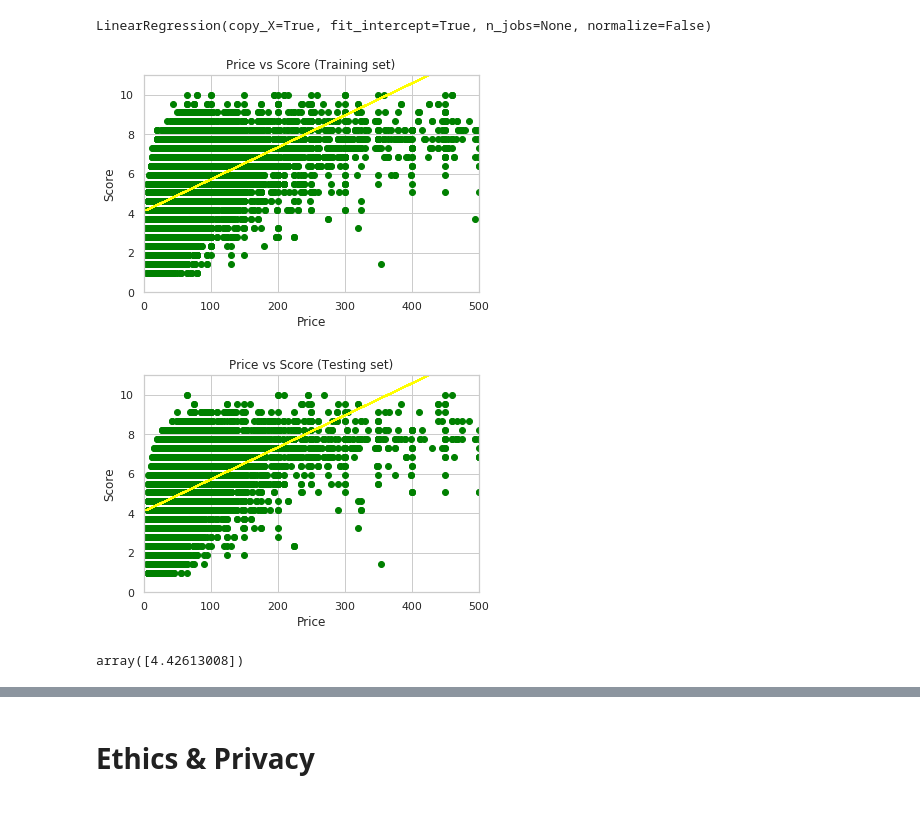
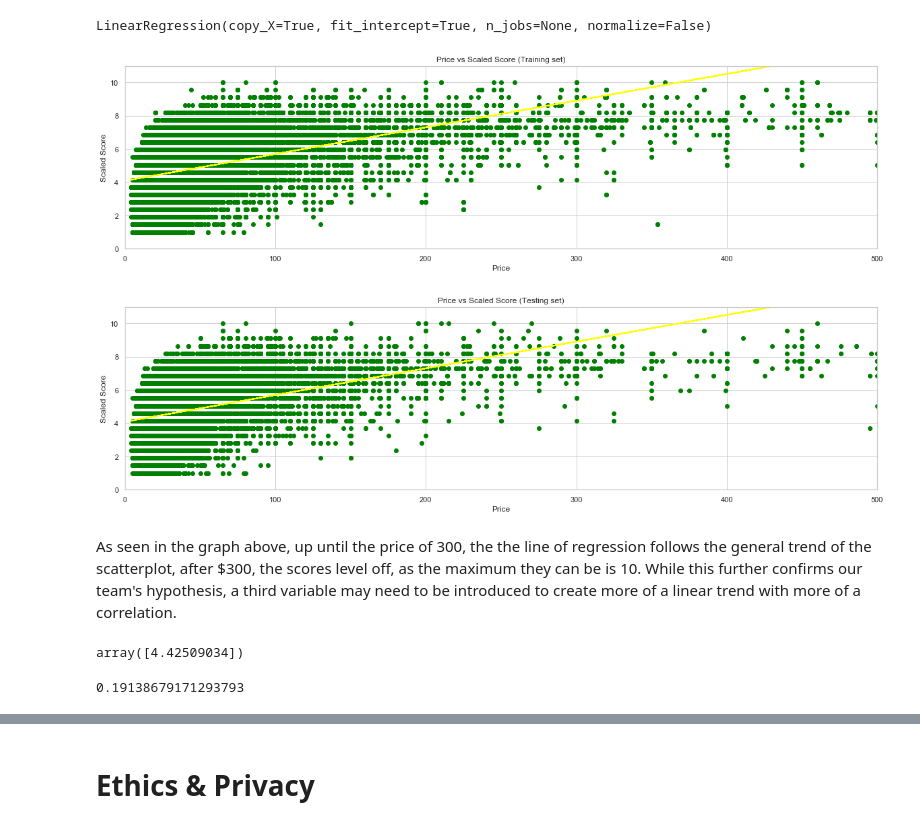
Before and after one commit to aditya4812/COGS108-Final-Project, a Jupyter notebook: FinalProject_group085.ipynb, the cells around one changed output, grey strips where cells are left out. Saved outputs shown, nothing was run; the diff lists cells and outputs as text; code cells hidden in the pictures.

Commit message:
added pearson's coeff, edited model graphs

```diff
--- a/FinalProject_group085.ipynb
+++ b/FinalProject_group085.ipynb
@@ -403,3 +422,4 @@ x = dataset.iloc[:, :1].values
 y = dataset.iloc[:, 2].values
 # %%
-x_train, x_test, y_train, y_test = train_test_split(x, y, test_size = 0.35)
+#Splitting testing and training set, 30-70
+x_train, x_test, y_train, y_test = train_test_split(x, y, test_size = 0.3)
@@ -408,4 +426,8 @@ lr = LinearRegression()
+# %%
+#Creating instance of Linear Regression
+linreg = LinearRegression()
 # %%
-lr.fit(x_train, y_train)
+#fitting training sets
+linreg.fit(x_train, y_train)
 # %% [output]
 LinearRegression(copy_X=True, fit_intercept=True, n_jobs=None, normalize=False)
@@ -414,27 +437,36 @@ y_pred = lr.predict(x_test)
 # %%
+plt.figure(figsize=(20,5))
 plt.scatter(x_train, y_train, color = "green")
-plt.plot(x_train, lr.predict(x_train), color = "yellow")
-plt.title("Price vs Score (Training set)")
+plt.plot(x_train, linreg.predict(x_train), color = "yellow")
+plt.title("Price vs Scaled Score (Training set)")
 plt.ylim(0, 11)
 plt.xlim(0, 500)
 plt.xlabel("Price")
-plt.ylabel("Score")
+plt.ylabel("Scaled Score")
 plt.show()
 # %% [output]
-[figure, old version]
+[figure, new version]
 # %%
+plt.figure(figsize=(20,5))
 plt.scatter(x_test, y_test, color = "green")
-plt.plot(x_train, lr.predict(x_train), color = "yellow")
-plt.title("Price vs Score (Testing set)")
+plt.plot(x_train, linreg.predict(x_train), color = "yellow")
+plt.title("Price vs Scaled Score (Testing set)")
 plt.ylim(0, 11)
 plt.xlim(0, 500)
 plt.xlabel("Price")
-plt.ylabel("Score")
+plt.ylabel("Scaled Score")
 plt.show()
 # %% [output]
-[figure, old version]
+[figure, new version]
-# %%
-lr.predict([[21]])
-# %% [output]
-array([4.42613008])
+# %% [markdown]
+As seen in the graph above, up until the price of 300, the the line of regression follows the general trend of the scatterplot, after $300, the scores level off, as the maximum they can be is 10. While this further confirms our team's hypothesis, a third variable may need to be introduced to create more of a linear trend with more of a correlation.
+# %%
+#sample prediction
+linreg.predict([[21]])
+# %% [output]
+array([4.42509034])
+# %%
+linreg.score(x,y)
+# %% [output]
+0.19138679171293793
 # %%
```
Also changed, not shown: parts of 29 cells of this notebook.
